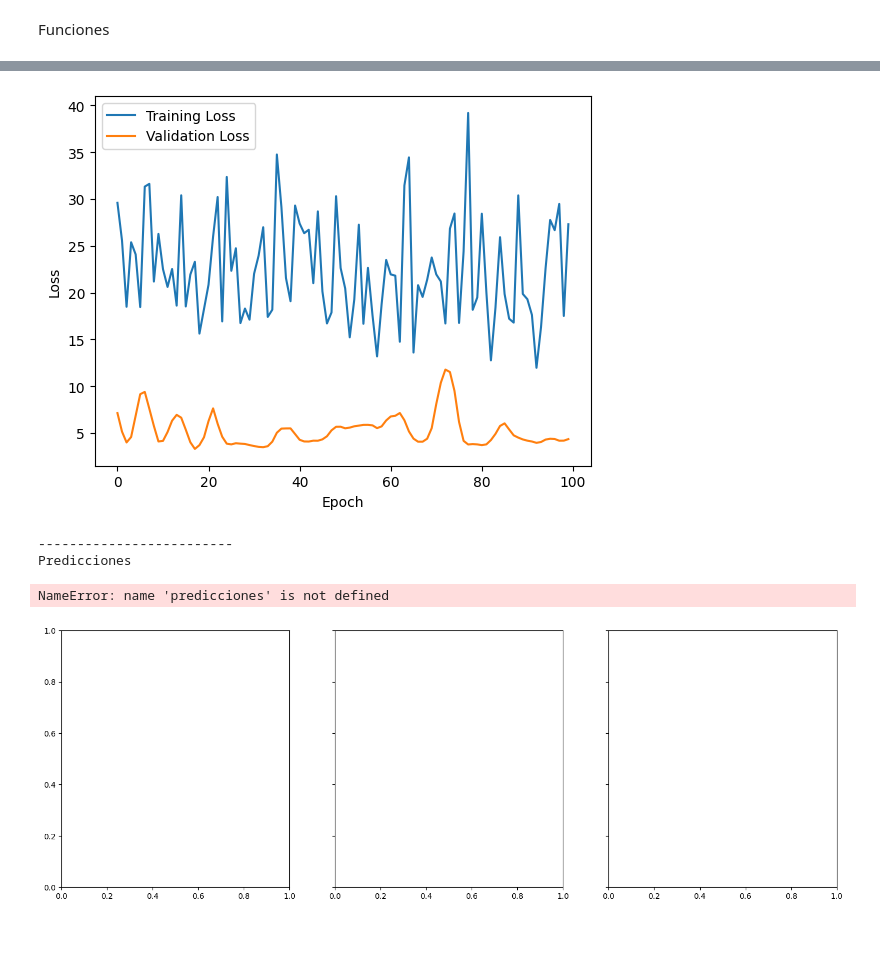
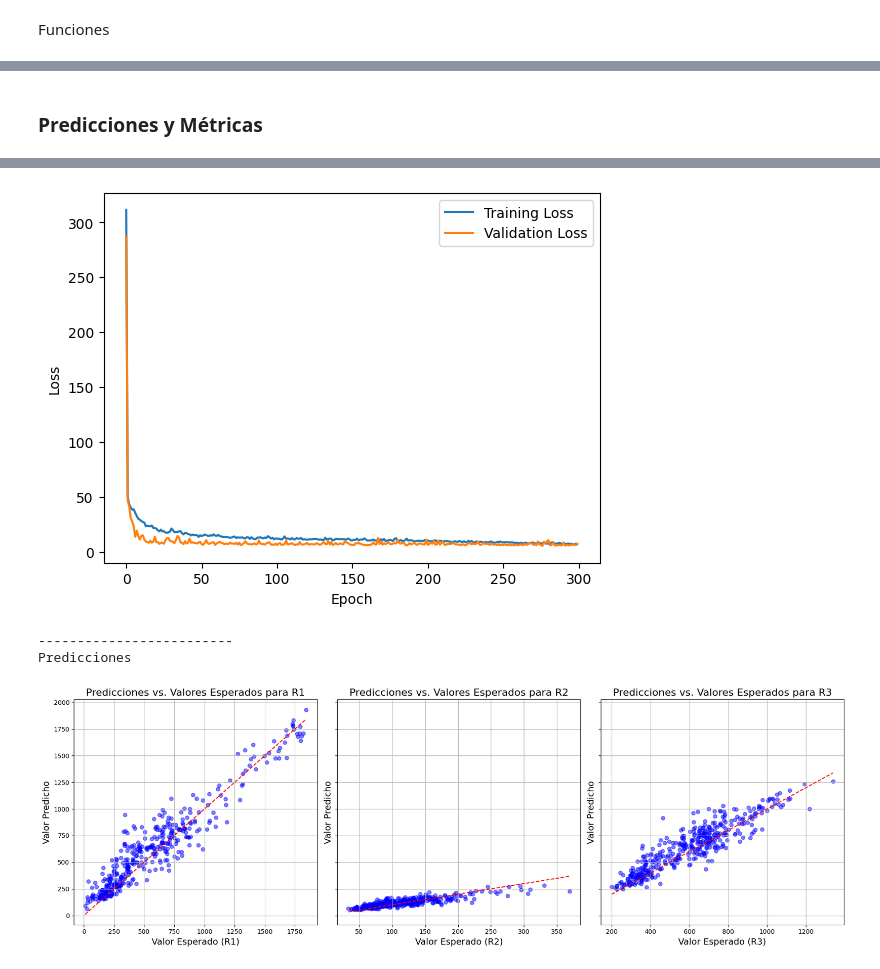
Before and after one commit to MiguelMussi/Multi-Parameter_Wireless_Network, a Jupyter notebook: CNN.ipynb, the cells around one changed output, grey strips where cells are left out. Drawn from its saved outputs; the diff is of its cells as text; code cells hidden in the pictures; blank space fills up the shorter version.

```diff
--- a/CNN.ipynb
+++ b/CNN.ipynb
@@ -829,6 +853,6 @@ images
 # %%
 # Mostrar imágenes con matplotlib
-for i in range(6):
+for i in range(11):
     plt.figure()
     plt.title(f"Image {i} - Scores: {r_scores[i]}")
     plt.imshow(images[i], cmap='gray')
@@ -1121,12 +1255,8 @@ Generación de images/scores
 # %%
-url = 'datos_xyz.txt'
-attenuation = 20
-image_shape = (180, 180)
-
-df = leer_datos_xyz(url)
-df = df.head(50)
-df = escalar_xy(df)
-registros, r_scores = parse_registros(df)
+df_sample = df.sample(n=2000, random_state=42)
+df_sample = escalar_xy(df_sample)
+# df_sample, scaler_dict = escalar_r(df_sample)
+registros, r_scores = parse_registros(df_sample)
 
 images = []
 for registro in registros:
@@ -1211,3 +1338,4 @@ model.compile(optimizer='adam', loss='mse')
 # %%
-history = model.fit(X_train, y_train, epochs=100, batch_size=32, validation_split=0.2)
+model.compile(optimizer='adam', loss='mse')
+history = model.fit(X_train, y_train, epochs=300, batch_size=32, validation_split=0.2)
 # %% [output]
@@ -1256,3 +1358,0 @@ print(y_pred)
-# %%
-mse = mean_squared_error(y_test, y_pred)
-print(f'Error Cuadrático Medio: {mse}')
@@ -1261,39 +1359,43 @@ Error Cuadrático Medio: 8.848729039070118
+# %% [markdown]
+### Predicciones y Métricas
 # %%
 # Predicciones en el conjunto de prueba
 y_pred = model.predict(X_test)
 
-def r2_ajustado(y_true, y_pred, n, p):
-    r2 = r2_score(y_true, y_pred)
-    r2_aj = 1 - ((1 - r2) * (n - 1) / (n - p - 1))
-    return r2_aj
+# Realizar la transformación inversa para desnormalizar los valores de y_test y y_pred
+for i in range(y_test.shape[1]):
+    scaler = scaler_dict[df_sample.columns[-3 + i]]
+    y_test[:, i] = scaler.inverse_transform(y_test[:, i].reshape(-1, 1)).reshape(-1)
+    y_pred[:, i] = scaler.inverse_transform(y_pred[:, i].reshape(-1, 1)).reshape(-1)
+
+# Crear DataFrame con los valores reales y predichos
+df_result = pd.DataFrame(y_test, columns=['R1', 'R2', 'R3'])
+df_result['P_R1'] = y_pred[:, 0]
+df_result['P_R2'] = y_pred[:, 1]
+df_result['P_R3'] = y_pred[:, 2]
+
+
+# Verificar la forma de X_train para calcular p correctamente
+print("Shape of X_train:", X_train.shape)
 
 # Métricas
 print("-------------------------\nMétricas")
-# Calcular R2 ajustado
-n = y_test.shape[0]  # número total de observaciones en y_test (para cada variable de salida)
-p = X_train.shape[1] # número de características en X_train
 
-for i in range(y_test.shape[1]):
-    y_test_i = y_test[:, i]  # Obtener las observaciones para la variable de salida i
-    y_pred_i = y_pred[:, i]  # Obtener las predicciones para la variable de salida i
+for i, columna in enumerate(['R1', 'R2', 'R3']):
+    y_test_i = y_test[:, i]
+    y_pred_i = y_pred[:, i]
 
-    r2_aj = r2_ajustado(y_test_i, y_pred_i, n, p)
-
-    # Métricas de regresión para la variable de salida i
     mse = mean_squared_error(y_test_i, y_pred_i)
     mae = mean_absolute_error(y_test_i, y_pred_i)
     r2 = r2_score(y_test_i, y_pred_i)
 
-    print(f"Métricas para {i + 281}")
+    print(f"Métricas para {columna}")
     print("Mean Squared Error (MSE): {:.2f}".format(mse))
     print("Mean Absolute Error (MAE): {:.2f}".format(mae))
-    print("R2 Score: {:.2f}".format(r2))
-    print("R2 Ajustado: {:.2f}\n".format(r2_aj))
+    print("R2 Score: {:.2f}\n".format(r2))
 
-
-
+# Graficar la curva de aprendizaje
 print("-------------------------\nCurva de Aprendizaje")
-# Graficar la curva de aprendizaje
 plt.plot(history.history['loss'], label='Training Loss')
 plt.plot(history.history['val_loss'], label='Validation Loss')
 plt.xlabel('Epoch')
@@ -1301,25 +1403,18 @@ plt.ylabel('Loss')
 plt.legend()
 plt.show()
 
-
+# Graficar predicciones vs valores esperados
 print("-------------------------\nPredicciones")
-# Crear subgráficos
 fig, axs = plt.subplots(1, 3, figsize=(18, 6), sharey=True)
 
-# Iterar sobre las columnas de predicción
 for i, columna in enumerate(['R1', 'R2', 'R3']):
-    # Scatter plot de los valores esperados vs. predichos para la columna actual
-    axs[i].scatter(predicciones[columna], predicciones[f'P_{columna}'], color='blue', alpha=0.5)
-    # Línea diagonal para referencia
-    axs[i].plot([predicciones[columna].min(), predicciones[columna].max()], [predicciones[columna].min(), predicciones[columna].max()], color='red', linestyle='--')
-    # Título y etiquetas de los ejes
+    axs[i].scatter(df_result[columna], df_result[f'P_{columna}'], color='blue', alpha=0.5)
+    axs[i].plot([df_result[columna].min(), df_result[columna].max()], [df_result[columna].min(), df_result[columna].max()], color='red', linestyle='--')
     axs[i].set_title(f'Predicciones vs. Valores Esperados para {columna}', fontsize=16)
     axs[i].set_xlabel(f'Valor Esperado ({columna})', fontsize=14)
     axs[i].set_ylabel('Valor Predicho', fontsize=14)
-    # Cuadrícula
     axs[i].grid(True)
 
-# Mostrar el gráfico
 plt.tight_layout()
 plt.show()
 # %% [output]
@@ -1340,8 +1435,7 @@ R2 Ajustado: 1.10
 
 -------------------------
 Curva de Aprendizaje
-[figure, old version]
+[figure, new version]
 -------------------------
 Predicciones
-NameError: name 'predicciones' is not defined
-[figure, old version]
+[figure, new version]
```
Also changed, not shown: parts of 41 cells of this notebook.
